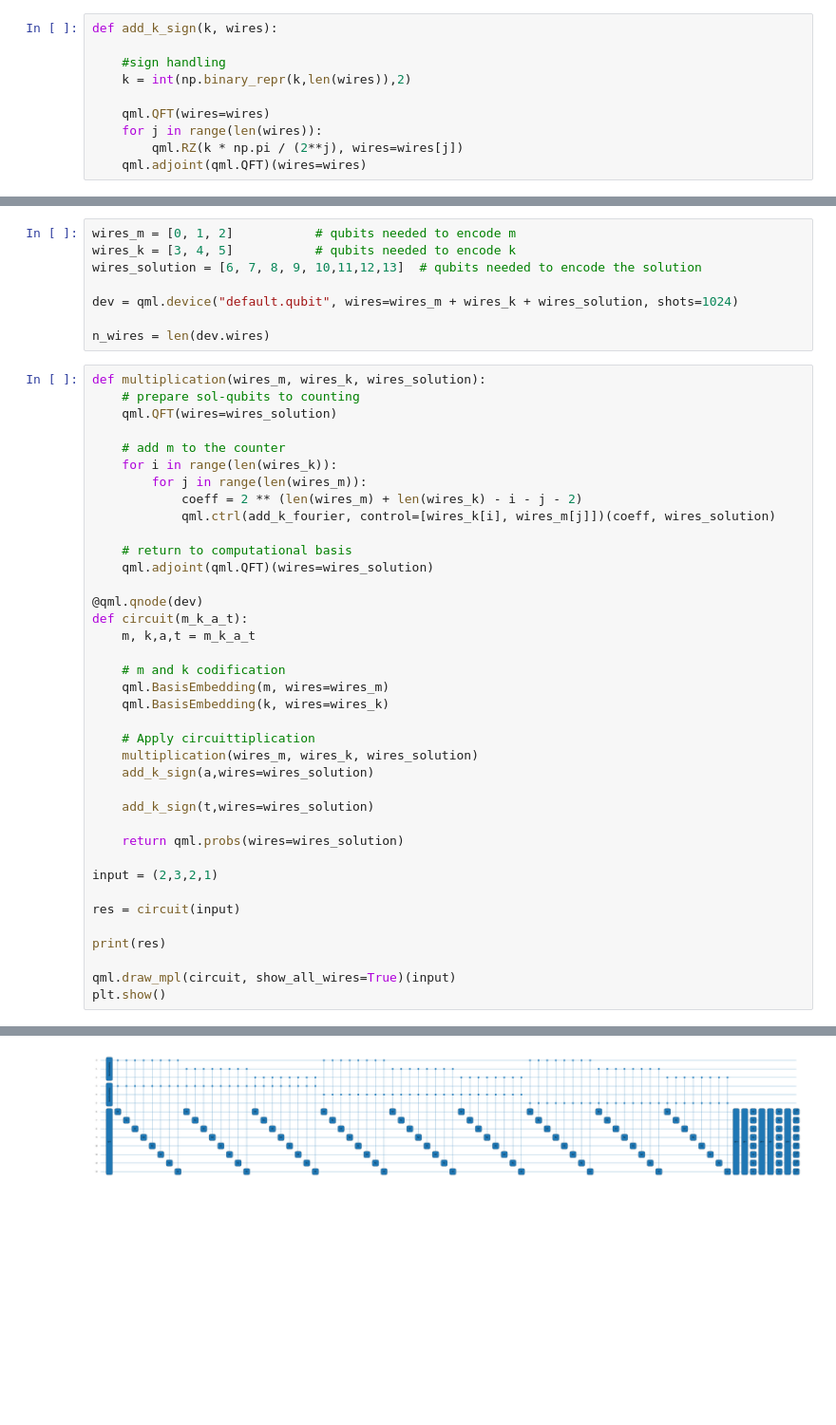
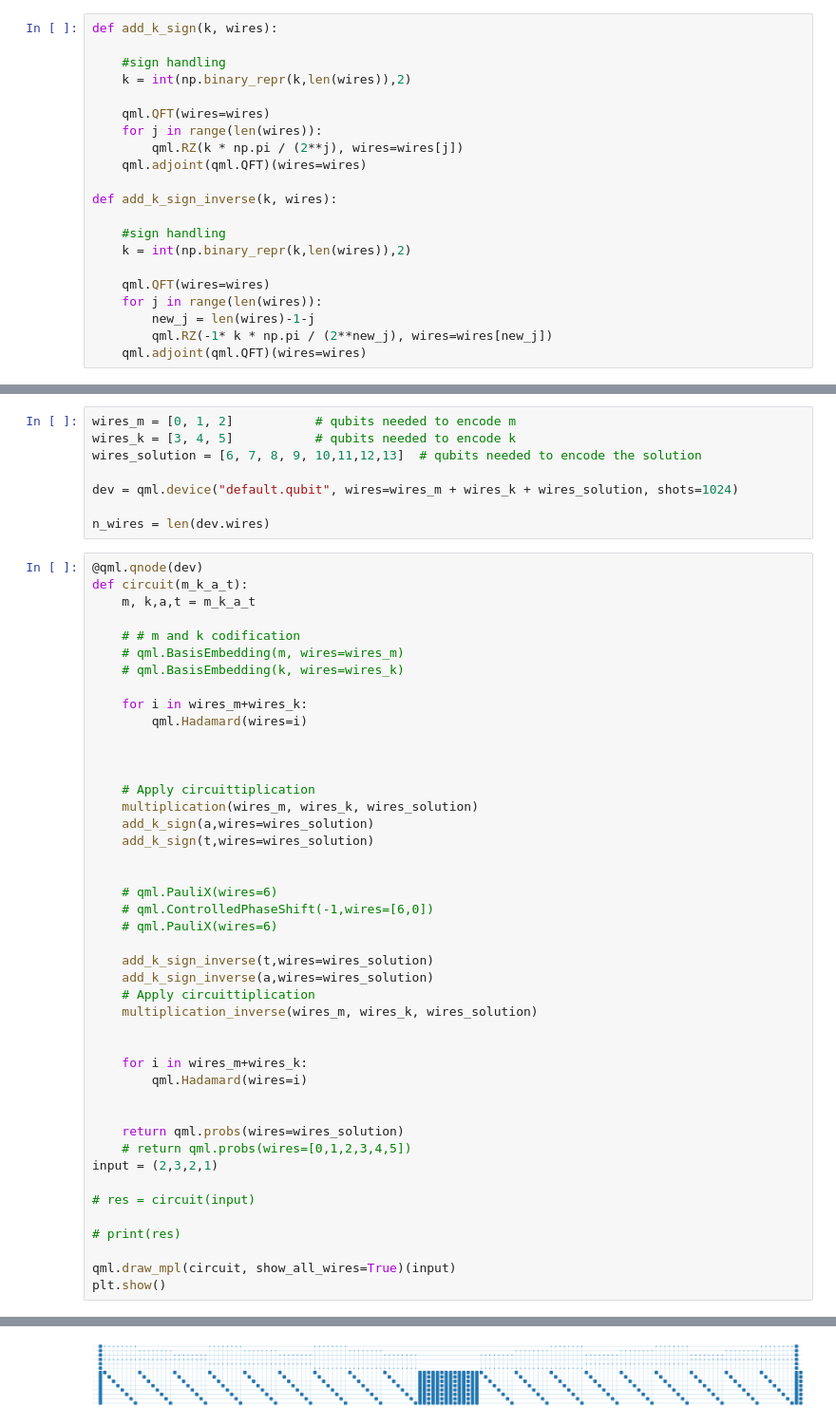
Before and after one commit to natanil-m/Quantum-Global-Optimum-Finder, a Jupyter notebook: Global Optimum/3 Q/simple.ipynb, the cells around one changed output, grey strips where cells are left out. Shown at 95% size. Cells and saved outputs as stored; diff of their text form; blank space fills up the shorter version.

Commit message:
inverse perparation

```diff
--- a/Global Optimum/3 Q/simple.ipynb
+++ b/Global Optimum/3 Q/simple.ipynb
@@ -20,3 +20,14 @@ def add_k_sign(k, wires):
     for j in range(len(wires)):
         qml.RZ(k * np.pi / (2**j), wires=wires[j])
     qml.adjoint(qml.QFT)(wires=wires)
+
+def add_k_sign_inverse(k, wires):
+
+    #sign handling
+    k = int(np.binary_repr(k,len(wires)),2)
+
+    qml.QFT(wires=wires)
+    for j in range(len(wires)):
+        new_j = len(wires)-1-j
+        qml.RZ(-1* k * np.pi / (2**new_j), wires=wires[new_j])
+    qml.adjoint(qml.QFT)(wires=wires)
@@ -29,40 +68,46 @@ dev = qml.device("default.qubit", wires=wires_m + wires_k + wires_solution, shot
 
 n_wires = len(dev.wires)
 # %%
-def multiplication(wires_m, wires_k, wires_solution):
-    # prepare sol-qubits to counting
-    qml.QFT(wires=wires_solution)
-
-    # add m to the counter
-    for i in range(len(wires_k)):
-        for j in range(len(wires_m)):
-            coeff = 2 ** (len(wires_m) + len(wires_k) - i - j - 2)
-            qml.ctrl(add_k_fourier, control=[wires_k[i], wires_m[j]])(coeff, wires_solution)
-
-    # return to computational basis
-    qml.adjoint(qml.QFT)(wires=wires_solution)
-
 @qml.qnode(dev)
 def circuit(m_k_a_t):
     m, k,a,t = m_k_a_t
 
-    # m and k codification
-    qml.BasisEmbedding(m, wires=wires_m)
-    qml.BasisEmbedding(k, wires=wires_k)
+    # # m and k codification
+    # qml.BasisEmbedding(m, wires=wires_m)
+    # qml.BasisEmbedding(k, wires=wires_k)
+
+    for i in wires_m+wires_k:
+        qml.Hadamard(wires=i)
+
+
 
     # Apply circuittiplication
     multiplication(wires_m, wires_k, wires_solution)
     add_k_sign(a,wires=wires_solution)
-
     add_k_sign(t,wires=wires_solution)
 
+
+    # qml.PauliX(wires=6)
+    # qml.ControlledPhaseShift(-1,wires=[6,0])
+    # qml.PauliX(wires=6)
+
+    add_k_sign_inverse(t,wires=wires_solution)
+    add_k_sign_inverse(a,wires=wires_solution)
+    # Apply circuittiplication
+    multiplication_inverse(wires_m, wires_k, wires_solution)
+
+
+    for i in wires_m+wires_k:
+        qml.Hadamard(wires=i)
+
+
     return qml.probs(wires=wires_solution)
-
+    # return qml.probs(wires=[0,1,2,3,4,5])
 input = (2,3,2,1)
 
-res = circuit(input)
+# res = circuit(input)
 
-print(res)
+# print(res)
 
 qml.draw_mpl(circuit, show_all_wires=True)(input)
 plt.show()
@@ -81,4 +115,4 @@ plt.show()
-[figure, old version]
+[figure, new version]
 # %%
 
 x=[i for i in range(-10,10)]
```
Also changed, not shown: parts of 3 cells of this notebook, 2 other files.
